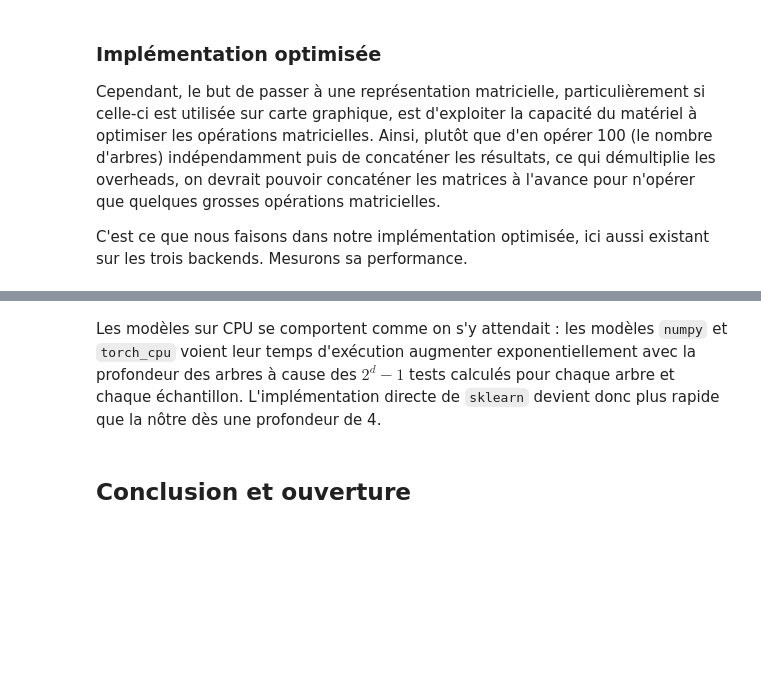
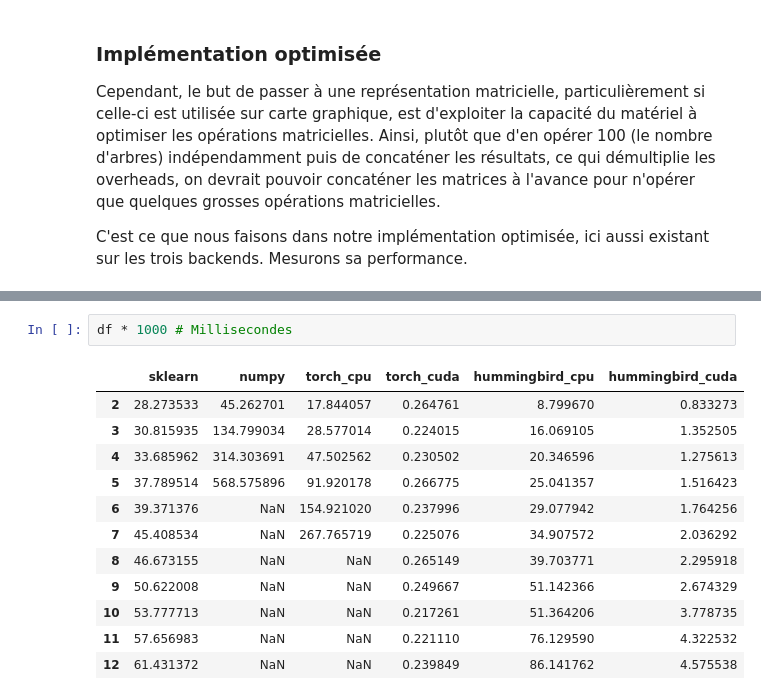
Before and after one commit to Nathra21/eltdm_project, a Jupyter notebook: Report.ipynb, the cells around one changed output, grey strips where cells are left out. Cells and saved outputs as stored; diff of their text form; blank space fills up the shorter version.

```diff
--- a/Report.ipynb
+++ b/Report.ipynb
@@ -299,4 +288,15 @@ Text(0, 0.5, 'Time')
-# %% [markdown]
-Les modèles sur CPU se comportent comme on s'y attendait : les modèles `numpy` et `torch_cpu` voient leur temps d'exécution augmenter exponentiellement avec la profondeur des arbres à cause des $2^d-1$ tests calculés pour chaque arbre et chaque échantillon. L'implémentation directe de `sklearn` devient donc plus rapide que la nôtre dès une profondeur de 4.
-# %% [markdown]
-## Conclusion et ouverture
+# %%
+df * 1000 # Millisecondes
+# %% [output]
+|  | sklearn | numpy | torch_cpu | torch_cuda | hummingbird_cpu | hummingbird_cuda |
+| 2 | 28.273533 | 45.262701 | 17.844057 | 0.264761 | 8.799670 | 0.833273 |
+| 3 | 30.815935 | 134.799034 | 28.577014 | 0.224015 | 16.069105 | 1.352505 |
+| 4 | 33.685962 | 314.303691 | 47.502562 | 0.230502 | 20.346596 | 1.275613 |
+| 5 | 37.789514 | 568.575896 | 91.920178 | 0.266775 | 25.041357 | 1.516423 |
+| 6 | 39.371376 | NaN | 154.921020 | 0.237996 | 29.077942 | 1.764256 |
+| 7 | 45.408534 | NaN | 267.765719 | 0.225076 | 34.907572 | 2.036292 |
+| 8 | 46.673155 | NaN | NaN | 0.265149 | 39.703771 | 2.295918 |
+| 9 | 50.622008 | NaN | NaN | 0.249667 | 51.142366 | 2.674329 |
+| 10 | 53.777713 | NaN | NaN | 0.217261 | 51.364206 | 3.778735 |
+| 11 | 57.656983 | NaN | NaN | 0.221110 | 76.129590 | 4.322532 |
+| 12 | 61.431372 | NaN | NaN | 0.239849 | 86.141762 | 4.575538 |
```
Also changed, not shown: parts of 17 cells of this notebook, 2 other files.
